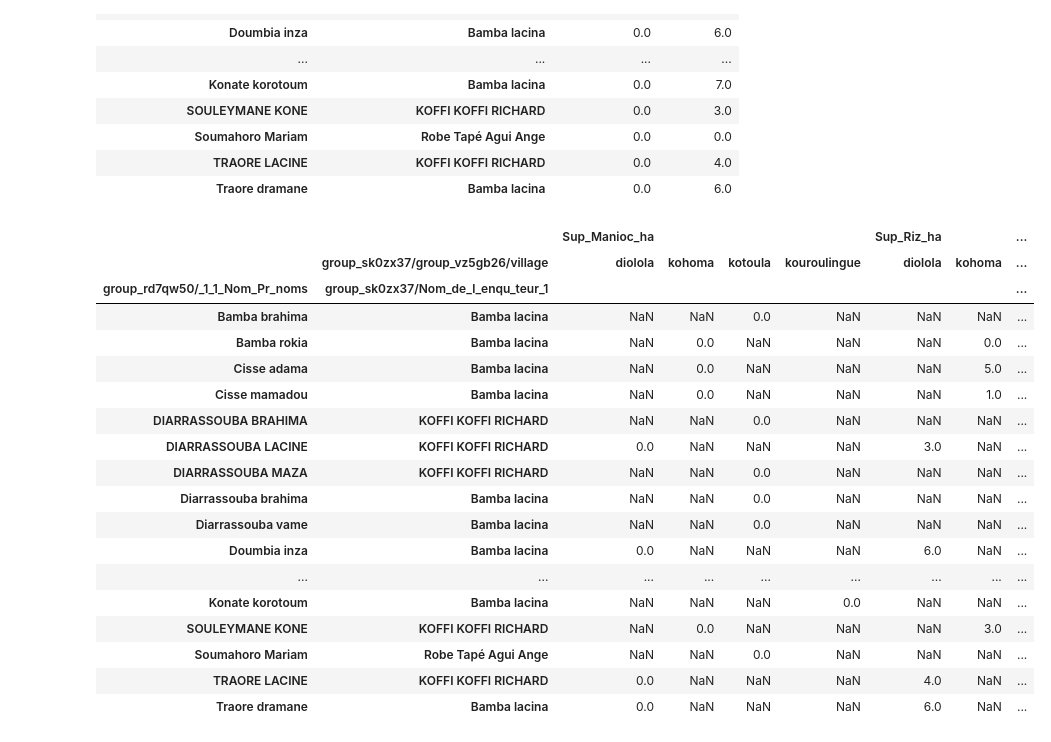
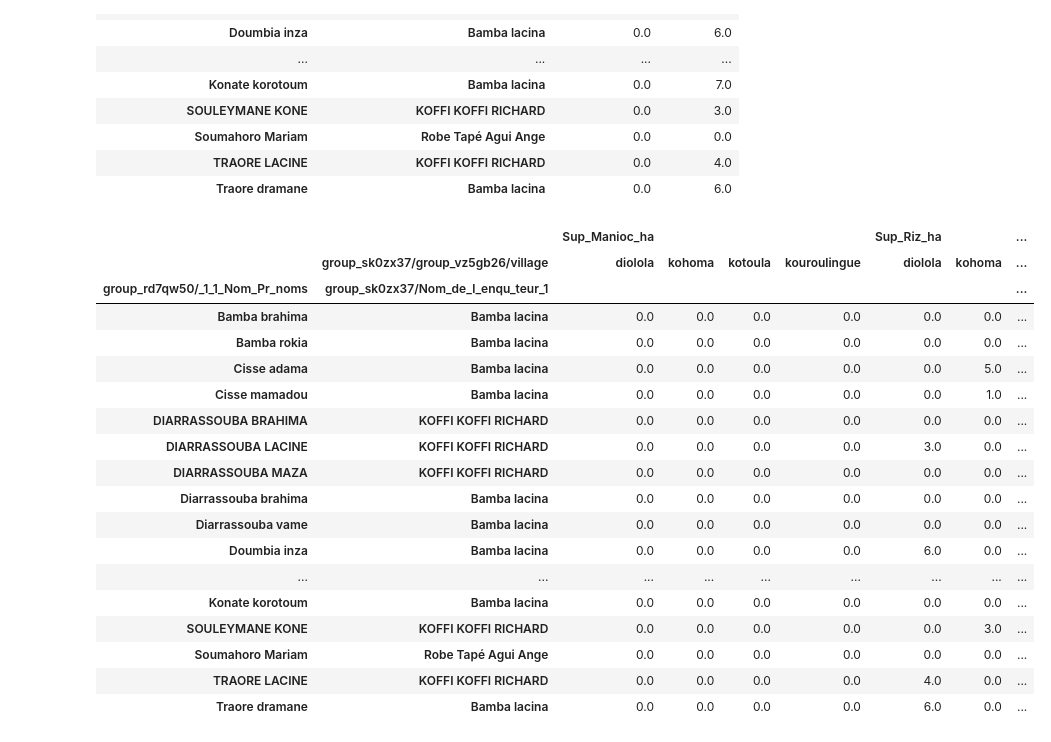
Before and after one commit to ibrahim10sy/learn-python, a Jupyter notebook: Table_pivot.ipynb, the cells around one changed output. Saved outputs shown, nothing was run; the diff lists cells and outputs as text; code cells hidden in the pictures.

```diff
--- a/Table_pivot.ipynb
+++ b/Table_pivot.ipynb
@@ -145,24 +145,26 @@ pd.pivot_table(df,index=['group_rd7qw50/_1_1_Nom_Pr_noms','group_sk0zx37/Nom_de_
 | TRAORE LACINE | KOFFI KOFFI RICHARD | 0.0 | 4.0 |
 | Traore dramane | Bamba lacina | 0.0 | 6.0 |
 # %%
-pd.pivot_table(df,index=['group_rd7qw50/_1_1_Nom_Pr_noms','group_sk0zx37/Nom_de_l_enqu_teur_1'],aggfunc='sum', values=['Sup_Riz_ha','Sup_Manioc_ha'], columns='group_sk0zx37/group_vz5gb26/village')
+pd.pivot_table(df,index=['group_rd7qw50/_1_1_Nom_Pr_noms','group_sk0zx37/Nom_de_l_enqu_teur_1'],
+               aggfunc='sum', values=['Sup_Riz_ha','Sup_Manioc_ha'],
+               columns='group_sk0zx37/group_vz5gb26/village', fill_value=0)
 # %% [output]
 |  |  | Sup_Manioc_ha |  |  |  | Sup_Riz_ha |  | ... |
 |  | group_sk0zx37/group_vz5gb26/village | diolola | kohoma | kotoula | kouroulingue | diolola | kohoma | ... |
 | group_rd7qw50/_1_1_Nom_Pr_noms | group_sk0zx37/Nom_de_l_enqu_teur_1 |  |  |  |  |  |  | ... |
-| Bamba brahima | Bamba lacina | NaN | NaN | 0.0 | NaN | NaN | NaN | ... |
-| Bamba rokia | Bamba lacina | NaN | 0.0 | NaN | NaN | NaN | 0.0 | ... |
-| Cisse adama | Bamba lacina | NaN | 0.0 | NaN | NaN | NaN | 5.0 | ... |
-| Cisse mamadou | Bamba lacina | NaN | 0.0 | NaN | NaN | NaN | 1.0 | ... |
-| DIARRASSOUBA BRAHIMA | KOFFI KOFFI RICHARD | NaN | NaN | 0.0 | NaN | NaN | NaN | ... |
-| DIARRASSOUBA LACINE | KOFFI KOFFI RICHARD | 0.0 | NaN | NaN | NaN | 3.0 | NaN | ... |
-| DIARRASSOUBA MAZA | KOFFI KOFFI RICHARD | NaN | NaN | 0.0 | NaN | NaN | NaN | ... |
-| Diarrassouba brahima | Bamba lacina | NaN | NaN | 0.0 | NaN | NaN | NaN | ... |
-| Diarrassouba vame | Bamba lacina | NaN | NaN | 0.0 | NaN | NaN | NaN | ... |
-| Doumbia inza | Bamba lacina | 0.0 | NaN | NaN | NaN | 6.0 | NaN | ... |
+| Bamba brahima | Bamba lacina | 0.0 | 0.0 | 0.0 | 0.0 | 0.0 | 0.0 | ... |
+| Bamba rokia | Bamba lacina | 0.0 | 0.0 | 0.0 | 0.0 | 0.0 | 0.0 | ... |
+| Cisse adama | Bamba lacina | 0.0 | 0.0 | 0.0 | 0.0 | 0.0 | 5.0 | ... |
+| Cisse mamadou | Bamba lacina | 0.0 | 0.0 | 0.0 | 0.0 | 0.0 | 1.0 | ... |
+| DIARRASSOUBA BRAHIMA | KOFFI KOFFI RICHARD | 0.0 | 0.0 | 0.0 | 0.0 | 0.0 | 0.0 | ... |
+| DIARRASSOUBA LACINE | KOFFI KOFFI RICHARD | 0.0 | 0.0 | 0.0 | 0.0 | 3.0 | 0.0 | ... |
+| DIARRASSOUBA MAZA | KOFFI KOFFI RICHARD | 0.0 | 0.0 | 0.0 | 0.0 | 0.0 | 0.0 | ... |
+| Diarrassouba brahima | Bamba lacina | 0.0 | 0.0 | 0.0 | 0.0 | 0.0 | 0.0 | ... |
+| Diarrassouba vame | Bamba lacina | 0.0 | 0.0 | 0.0 | 0.0 | 0.0 | 0.0 | ... |
+| Doumbia inza | Bamba lacina | 0.0 | 0.0 | 0.0 | 0.0 | 6.0 | 0.0 | ... |
 | ... | ... | ... | ... | ... | ... | ... | ... | ... |
-| Konate korotoum | Bamba lacina | NaN | NaN | NaN | 0.0 | NaN | NaN | ... |
-| SOULEYMANE KONE | KOFFI KOFFI RICHARD | NaN | 0.0 | NaN | NaN | NaN | 3.0 | ... |
-| Soumahoro Mariam | Robe Tapé Agui Ange | NaN | NaN | 0.0 | NaN | NaN | NaN | ... |
-| TRAORE LACINE | KOFFI KOFFI RICHARD | 0.0 | NaN | NaN | NaN | 4.0 | NaN | ... |
-| Traore dramane | Bamba lacina | 0.0 | NaN | NaN | NaN | 6.0 | NaN | ... |
+| Konate korotoum | Bamba lacina | 0.0 | 0.0 | 0.0 | 0.0 | 0.0 | 0.0 | ... |
+| SOULEYMANE KONE | KOFFI KOFFI RICHARD | 0.0 | 0.0 | 0.0 | 0.0 | 0.0 | 3.0 | ... |
+| Soumahoro Mariam | Robe Tapé Agui Ange | 0.0 | 0.0 | 0.0 | 0.0 | 0.0 | 0.0 | ... |
+| TRAORE LACINE | KOFFI KOFFI RICHARD | 0.0 | 0.0 | 0.0 | 0.0 | 4.0 | 0.0 | ... |
+| Traore dramane | Bamba lacina | 0.0 | 0.0 | 0.0 | 0.0 | 6.0 | 0.0 | ... |
```
Also changed, not shown: parts of 1 cell of this notebook.
